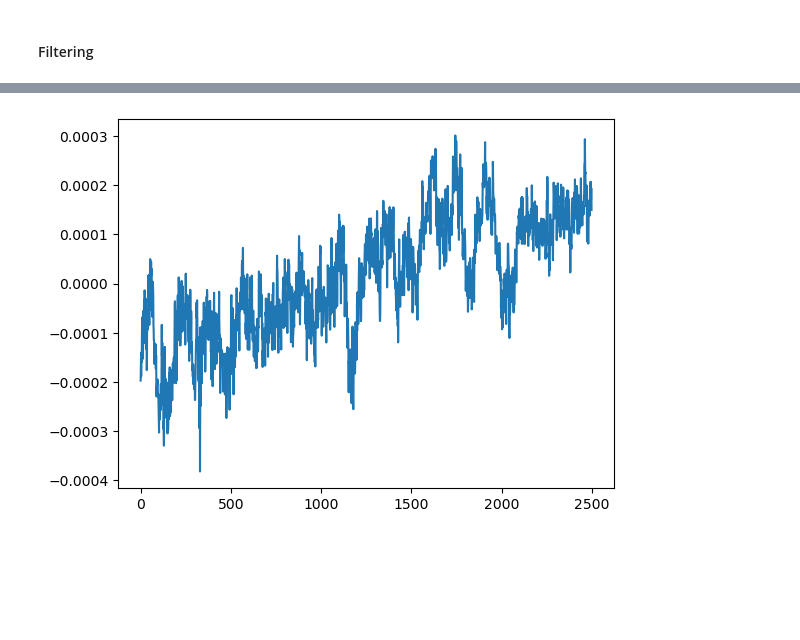
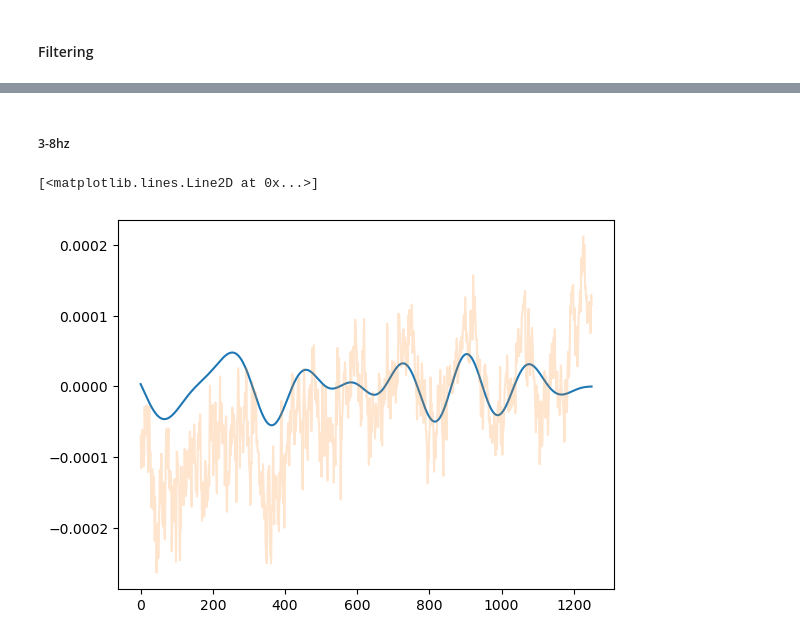
Before and after one commit to jerryjii/HMM, a Jupyter notebook: HMM_LFP.ipynb, the cells around one changed output, grey strips where cells are left out. Cells and saved outputs as stored; diff of their text form; code cells hidden in the pictures; blank space fills up the shorter version.

```diff
--- a/HMM_LFP.ipynb
+++ b/HMM_LFP.ipynb
@@ -88,3 +124,6 @@ Text(-0.4, 3570, 'brain surface')
 [figure]
 # %% [markdown]
 #### Filtering
+# %%
+lfp_slice = lfp.sel(time=slice(210,211))
+lfp_copy = deepcopy(lfp_slice)
@@ -91,8 +137,10 @@ Text(-0.4, 3570, 'brain surface')
+# %% [markdown]
+##### 3-8hz
 # %%
-lfp_slice = lfp.sel(time=slice(100,102))
-lfp_copy = deepcopy(lfp_slice)
-b,a = butter(N=3, Wn=[3, 8], fs=1500, btype='bandpass', output='ba')
-single = lfp_copy.T[0]
-plt.plot(single);
+b,a = butter(N=3, Wn=[3, 8], fs=1250, btype='bandpass', output='ba')
+y = filtfilt(b, a, single)
+plt.plot(y)
+plt.plot(single, alpha=0.2)
 # %% [output]
+[<matplotlib.lines.Line2D at 0x...>]
-[figure, old version]
+[figure, new version]
```
Also changed, not shown: parts of 11 cells of this notebook.
